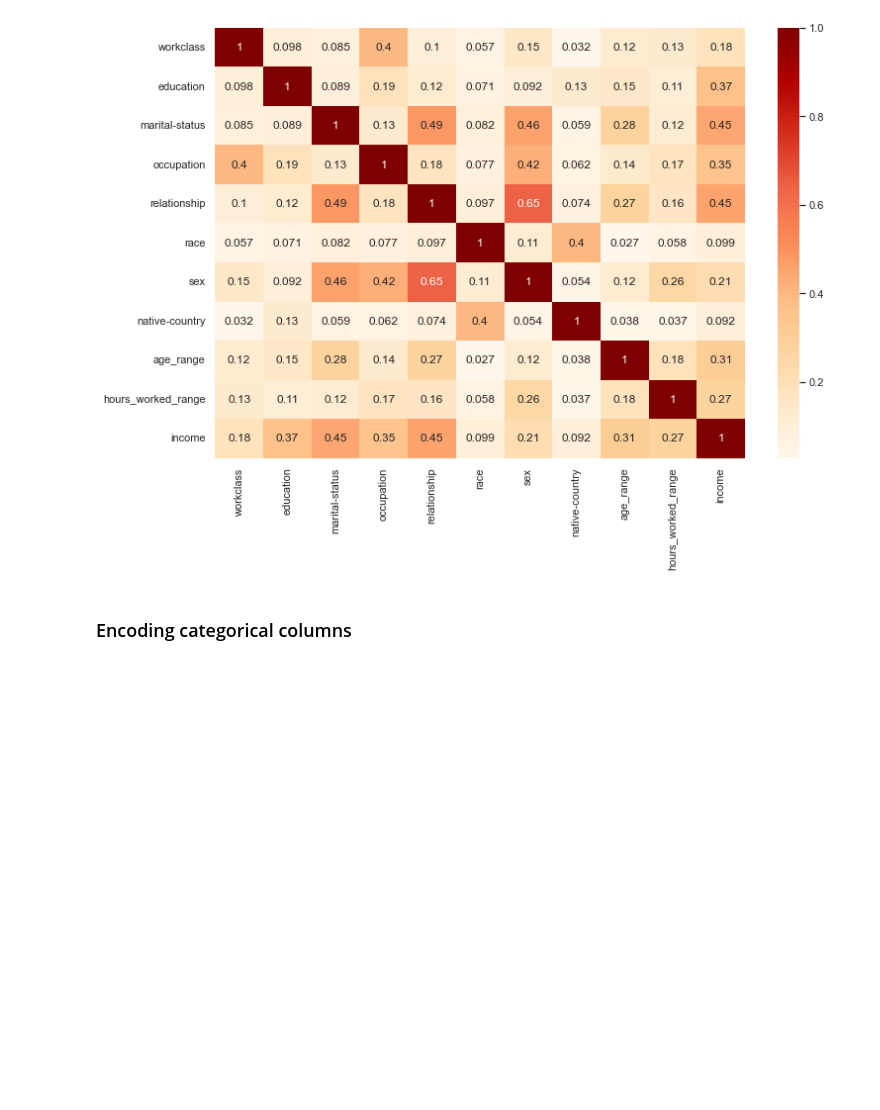
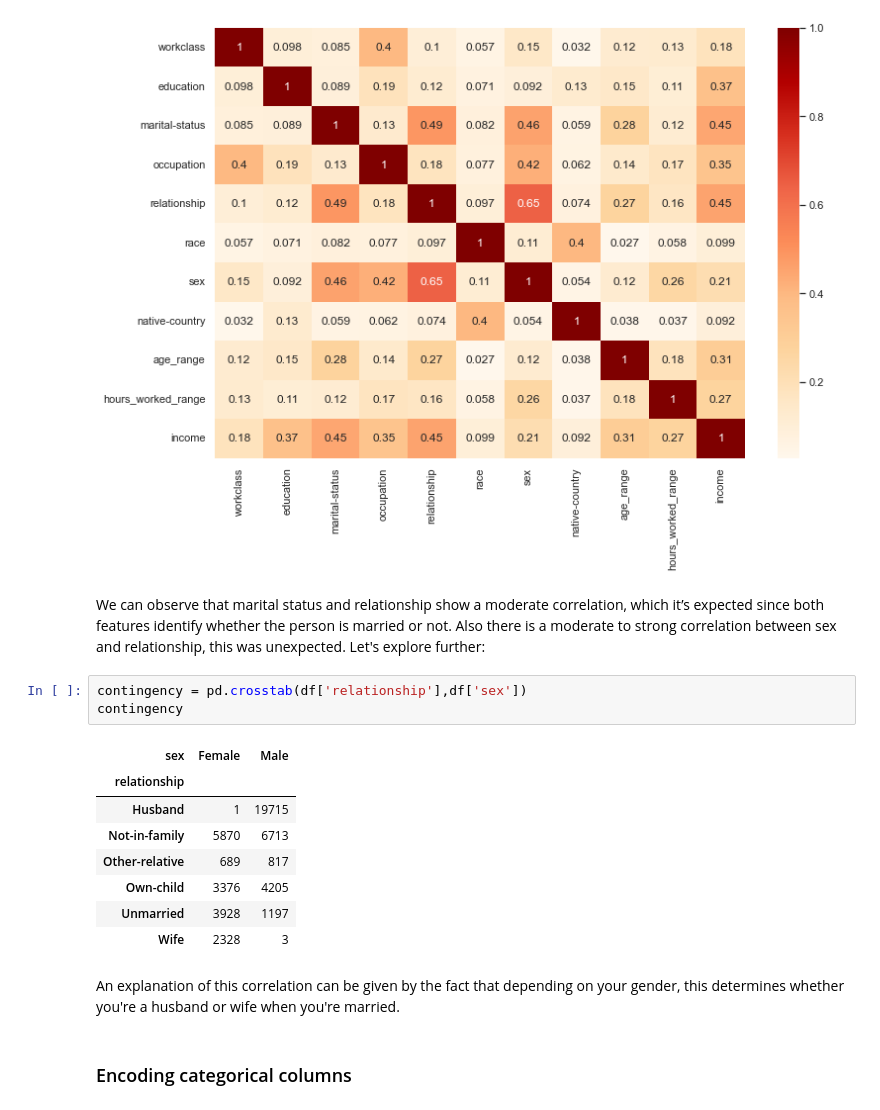
Before and after one commit to jduran3/Marketing_based_on_income_classification, a Jupyter notebook: notebooks/Capstone 2 - EDA v2.ipynb, the cells around one changed output. Drawn from its saved outputs; the diff is of its cells as text; blank space fills up the shorter version.

```diff
--- a/notebooks/Capstone 2 - EDA v2.ipynb
+++ b/notebooks/Capstone 2 - EDA v2.ipynb
@@ -336,6 +455,22 @@ plt.figure(figsize = (12, 8))
 sns.heatmap(corr_cat, cmap='OrRd', annot=True);
 # %% [output]
 [figure]
+# %% [markdown]
+We can observe that marital status and relationship show a moderate correlation, which it’s expected since both features identify whether the person is married or not. Also there is a moderate to strong correlation between sex and relationship, this was unexpected. Let's explore further:
+# %%
+contingency = pd.crosstab(df['relationship'],df['sex'])
+contingency
+# %% [output]
+| sex | Female | Male |
+| relationship |  |  |
+| Husband | 1 | 19715 |
+| Not-in-family | 5870 | 6713 |
+| Other-relative | 689 | 817 |
+| Own-child | 3376 | 4205 |
+| Unmarried | 3928 | 1197 |
+| Wife | 2328 | 3 |
+# %% [markdown]
+An explanation of this correlation can be given by the fact that depending on your gender, this determines whether you're a husband or wife when you're married.
 # %% [markdown]
 ### Encoding categorical columns
 # %% [markdown]
```
Also changed, not shown: parts of 15 cells of this notebook.
